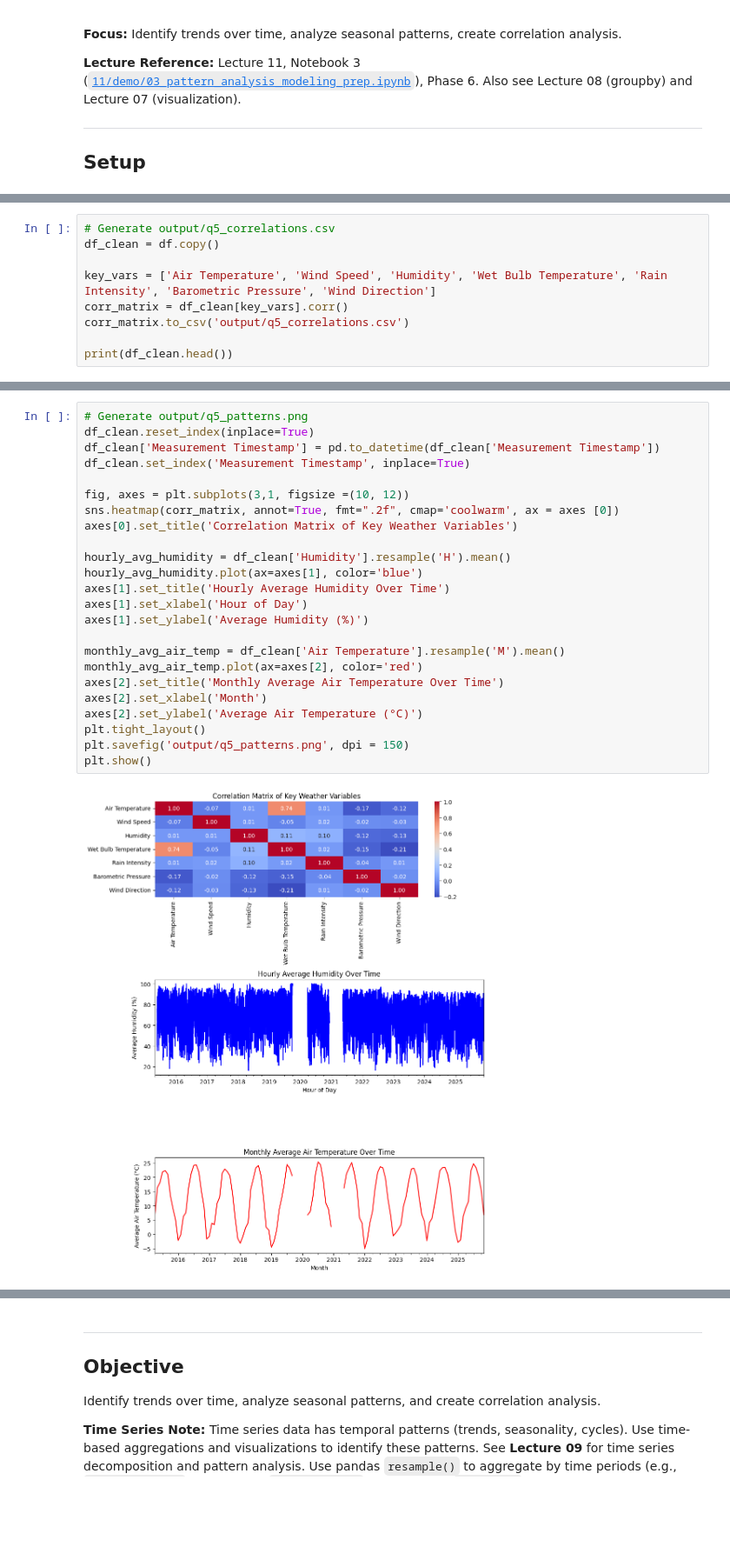
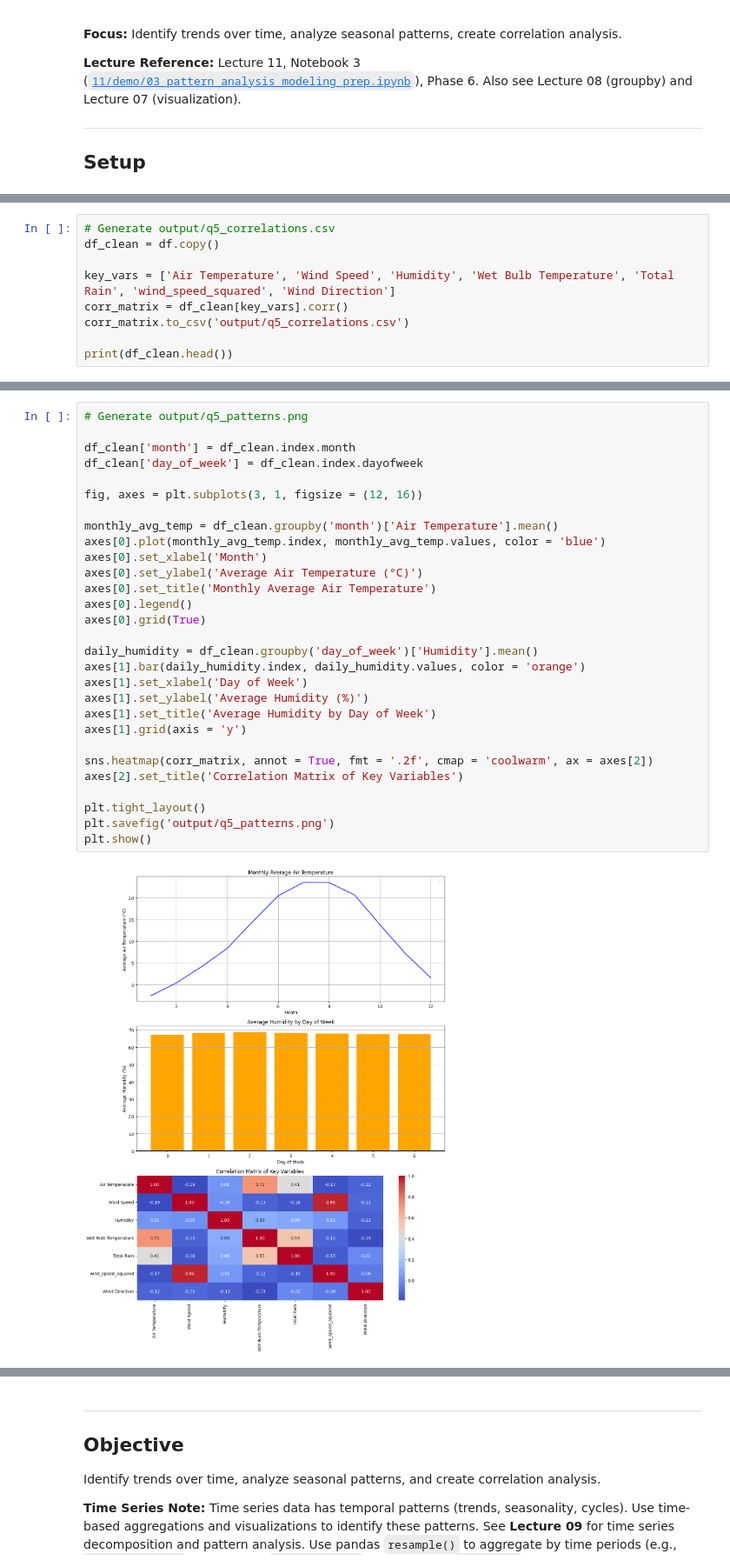
Before and after one commit to UCSF-DataSci/ds217-11-final-chrissie331, a Jupyter notebook: q5_pattern_analysis.ipynb, the cells around one changed output, grey strips where cells are left out. Shown at 87% size. Drawn from its saved outputs; the diff is of its cells as text; blank space fills up the shorter version.

```diff
--- a/q5_pattern_analysis.ipynb
+++ b/q5_pattern_analysis.ipynb
@@ -50,7 +50,7 @@ Measurement Timestamp
 # Generate output/q5_correlations.csv
 df_clean = df.copy()
 
-key_vars = ['Air Temperature', 'Wind Speed', 'Humidity', 'Wet Bulb Temperature', 'Rain Intensity', 'Barometric Pressure', 'Wind Direction']
+key_vars = ['Air Temperature', 'Wind Speed', 'Humidity', 'Wet Bulb Temperature', 'Total Rain', 'wind_speed_squared', 'Wind Direction']
 corr_matrix = df_clean[key_vars].corr()
 corr_matrix.to_csv('output/q5_correlations.csv')
 
@@ -76,28 +76,33 @@ Measurement Timestamp
 # %%
 # Generate output/q5_patterns.png
-df_clean.reset_index(inplace=True)
-df_clean['Measurement Timestamp'] = pd.to_datetime(df_clean['Measurement Timestamp'])
-df_clean.set_index('Measurement Timestamp', inplace=True)
 
-fig, axes = plt.subplots(3,1, figsize =(10, 12))
-sns.heatmap(corr_matrix, annot=True, fmt=".2f", cmap='coolwarm', ax = axes [0])
-axes[0].set_title('Correlation Matrix of Key Weather Variables')
+df_clean['month'] = df_clean.index.month
+df_clean['day_of_week'] = df_clean.index.dayofweek
 
-hourly_avg_humidity = df_clean['Humidity'].resample('H').mean()
-hourly_avg_humidity.plot(ax=axes[1], color='blue')
-axes[1].set_title('Hourly Average Humidity Over Time')
-axes[1].set_xlabel('Hour of Day')
+fig, axes = plt.subplots(3, 1, figsize = (12, 16))
+
+monthly_avg_temp = df_clean.groupby('month')['Air Temperature'].mean()
+axes[0].plot(monthly_avg_temp.index, monthly_avg_temp.values, color = 'blue')
+axes[0].set_xlabel('Month')
+axes[0].set_ylabel('Average Air Temperature (°C)')
+axes[0].set_title('Monthly Average Air Temperature')
+axes[0].legend()
+axes[0].grid(True)
+
+daily_humidity = df_clean.groupby('day_of_week')['Humidity'].mean()
+axes[1].bar(daily_humidity.index, daily_humidity.values, color = 'orange')
+axes[1].set_xlabel('Day of Week')
 axes[1].set_ylabel('Average Humidity (%)')
+axes[1].set_title('Average Humidity by Day of Week')
+axes[1].grid(axis = 'y')
 
-monthly_avg_air_temp = df_clean['Air Temperature'].resample('M').mean()
-monthly_avg_air_temp.plot(ax=axes[2], color='red')
-axes[2].set_title('Monthly Average Air Temperature Over Time')
-axes[2].set_xlabel('Month')
-axes[2].set_ylabel('Average Air Temperature (°C)')
+sns.heatmap(corr_matrix, annot = True, fmt = '.2f', cmap = 'coolwarm', ax = axes[2])
+axes[2].set_title('Correlation Matrix of Key Variables')
+
 plt.tight_layout()
-plt.savefig('output/q5_patterns.png', dpi = 150)
+plt.savefig('output/q5_patterns.png')
 plt.show()
 # %% [output]
-[figure, old version]
+[figure, new version]
 # %%
 # Generate output/q5_trend_summary.txt
```
Also changed, not shown: parts of 3 cells of this notebook, 5 other files.
